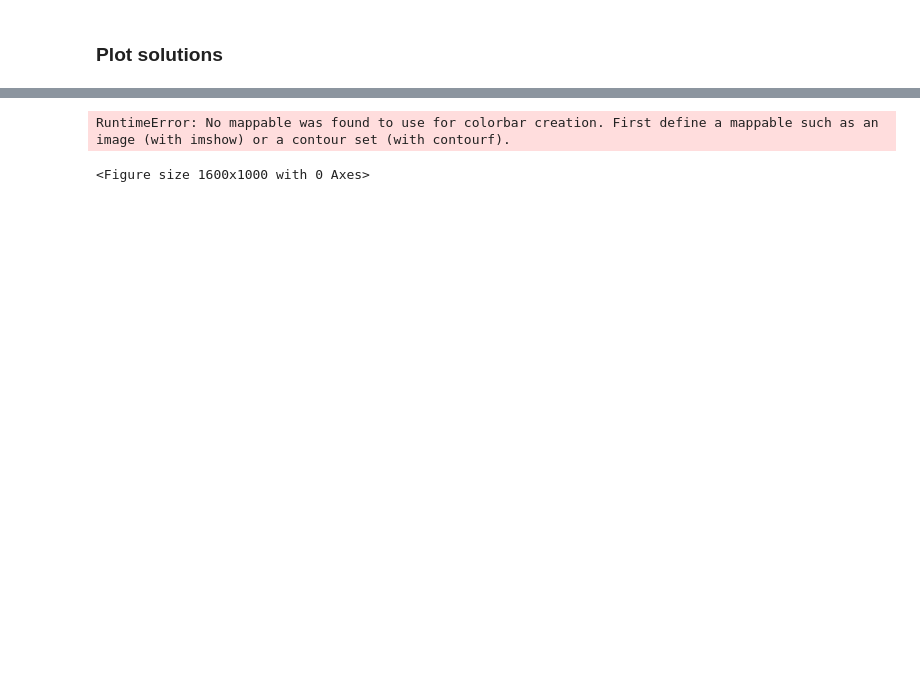
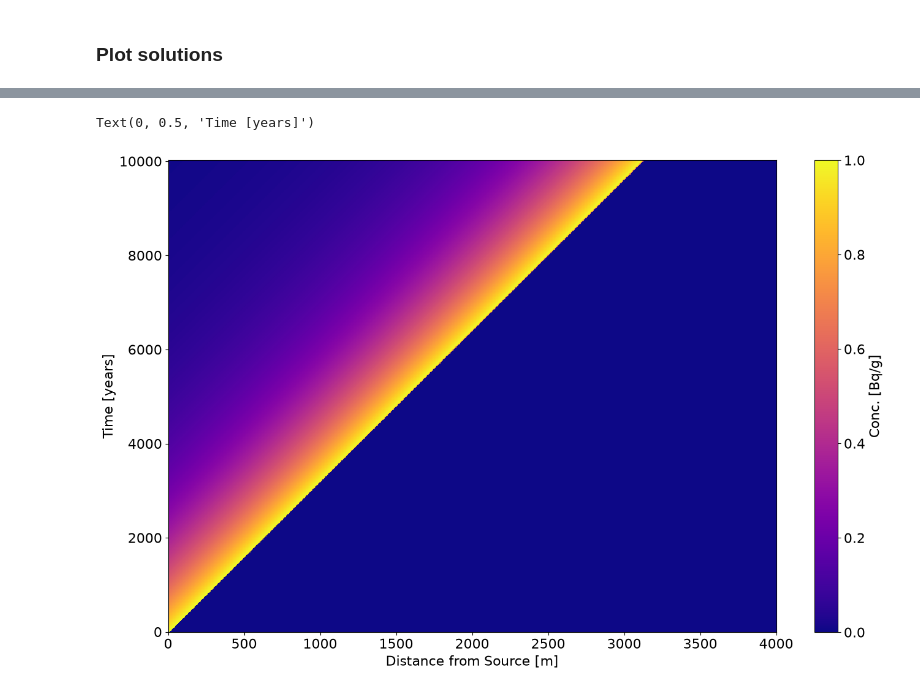
Before and after one commit to bgaffne/GEOS-518-BVG26-psets, a Jupyter notebook: mod05-1D-Advection-Assignment.ipynb, the cells around one changed output, grey strips where cells are left out. Saved outputs shown, nothing was run; the diff lists cells and outputs as text; code cells hidden in the pictures; blank space fills up the shorter version.

```diff
--- a/mod05-1D-Advection-Assignment.ipynb
+++ b/mod05-1D-Advection-Assignment.ipynb
@@ -128,12 +119,12 @@ plt.show()
 # %%
 xx,tt = np.meshgrid(t,x)
 
 plt.figure(figsize=(16,10))
 
-
-plt.colorbar(label='Conc. [GBq/g]')
+plt.pcolormesh(tt,xx,C,cmap='plasma')
+plt.colorbar(label='Conc. [Bq/g]')
 plt.xlabel('Distance from Source [m]')
 plt.ylabel('Time [years]')
 # %% [output]
-RuntimeError: No mappable was found to use for colorbar creation. First define a mappable such as an image (with imshow) or a contour set (with contourf).
+Text(0, 0.5, 'Time [years]')
-<Figure size 1600x1000 with 0 Axes>
+[figure, added]
```
Also changed, not shown: parts of 6 cells of this notebook.
